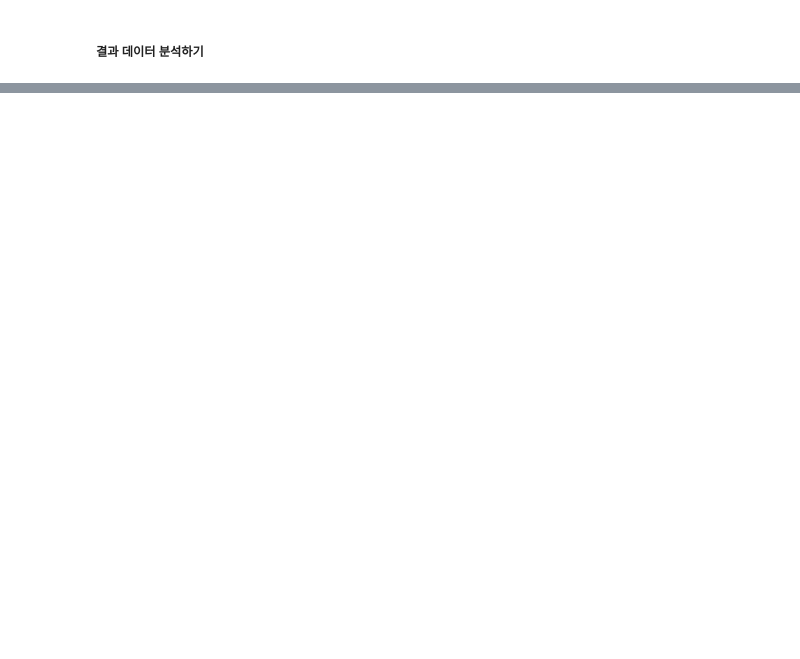
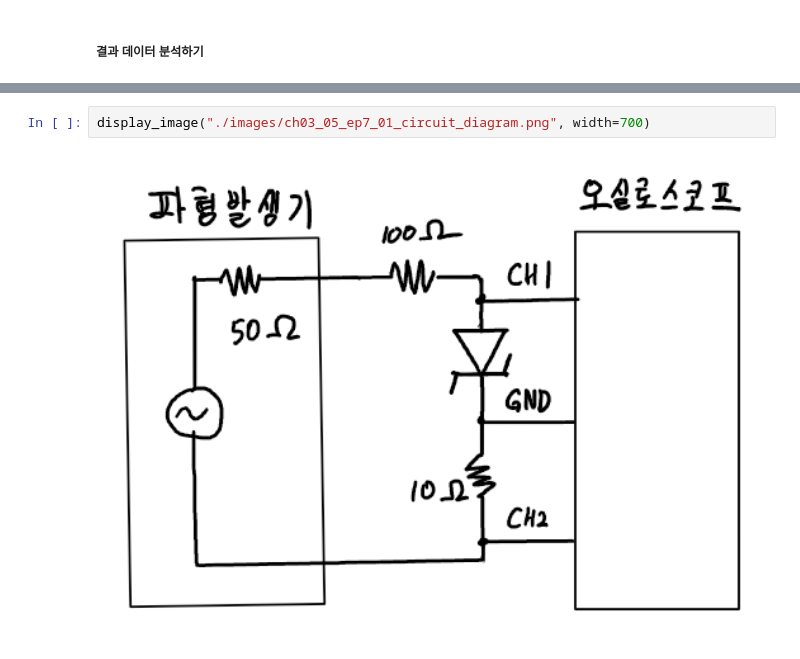
Before and after one commit to ubinos-edu/ece2knu_course_materials, a Jupyter notebook: app/ece2knu_ch03_diode_application/ch03.ipynb, the cells around one changed output, grey strips where cells are left out. Drawn from its saved outputs; the diff is of its cells as text; blank space fills up the shorter version.

```diff
--- a/app/ece2knu_ch03_diode_application/ch03.ipynb
+++ b/app/ece2knu_ch03_diode_application/ch03.ipynb
@@ -73,0 +108,4 @@ plt.show()
+# %%
+display_image("./images/ch03_05_ep7_01_circuit_diagram.png", width=700)
+# %% [output]
+[figure, added]
```
Also changed, not shown: parts of 34 cells of this notebook, 20 other files.
